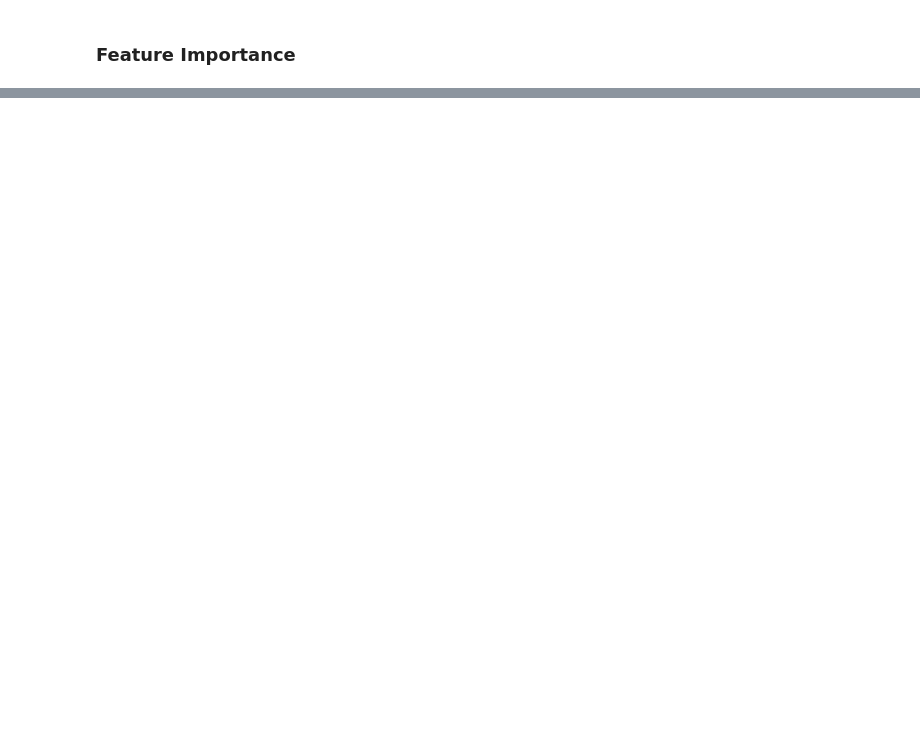
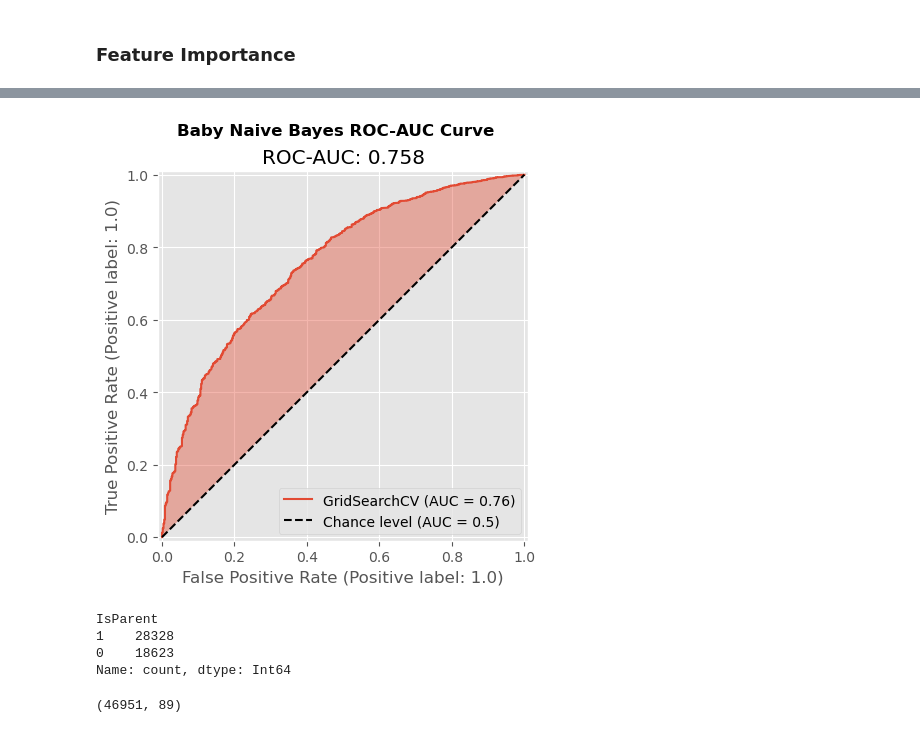
Before and after one commit to agtrinidad/s26-hnz-voter-predictors, a Jupyter notebook: s26_midterm_project_g17.ipynb, the cells around one changed output, grey strips where cells are left out. Saved outputs shown, nothing was run; the diff lists cells and outputs as text; code cells hidden in the pictures; blank space fills up the shorter version.

Commit message:
Adding in bayes module

```diff
--- a/s26_midterm_project_g17.ipynb
+++ b/s26_midterm_project_g17.ipynb
@@ -1456,0 +1579,12 @@ May or may not do this
+# %%
+
+# Train-validation-test split (70 / 15 / 15)
+X_pass, X_orig_test, y_pass, y_orig_test = train_test_split(X_encoded, Y, test_size = 0.3, random_state=42)
+X_test, X_val, y_test, y_val = train_test_split(X_orig_test, y_orig_test, test_size = 0.5, random_state = 42)
+# %%
+# Oversampling to correct for imbalance
+rus = RandomUnderSampler()
+X_train, y_train = rus.fit_resample(X_pass, y_pass)
+# %%
+# Define the model
+bayes_model = CategoricalNB()
@@ -1456,0 +1684,29 @@ May or may not do this
+# %%
+## Third Pass
+
+
+# Create a grid of possible for Grid Search to test
+
+param_grid_b = [
+    {
+        'alpha': [15, 20, 25, 30, 35, 40, 45, 50]#,
+        #'fit_prior': [True, False],
+    }
+]
+
+
+# Setup GridSearchCV
+grid_search_b = GridSearchCV(
+    estimator=bayes_model,
+    param_grid=param_grid_b,
+    cv=3,
+    scoring='roc_auc',
+    refit=True,
+    verbose=3
+)
+
+# Fit and Results
+grid_search_b.fit(X_train, y_train)
+
+print(f"Best Params: {grid_search_b.best_params_}")
+gs_results_b = grid_search_b.cv_results_
@@ -1456,0 +1754,6 @@ May or may not do this
+# %%
+## ROC-AUC
+
+roc_curve_display_ex(grid_search_b, X_val, y_val, y_topic = 'Baby Naive Bayes')
+# %% [output]
+[figure, added]
@@ -1456,0 +1895,15 @@ May or may not do this
+# %%
+# Check parent values to understand if it's an accurate parent flag
+filtered_df['IsParent'].value_counts()
+# %% [output]
+IsParent
+1    28328
+0    18623
+Name: count, dtype: Int64
+# %%
+full_df = filtered_df[full_features + ['VoteFlag']].copy()
+
+
+full_df.shape
+# %% [output]
+(46951, 89)
```
Also changed, not shown: parts of 60 cells of this notebook.
